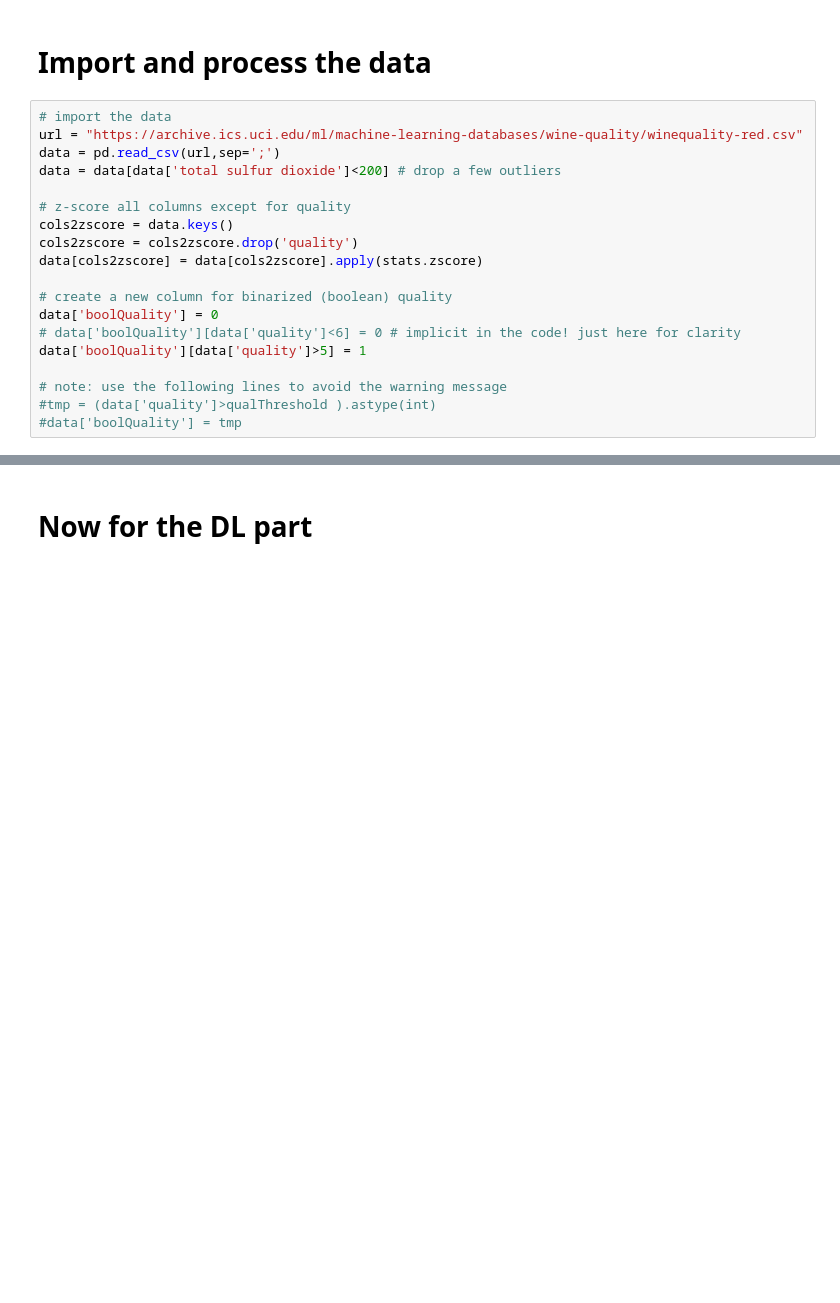
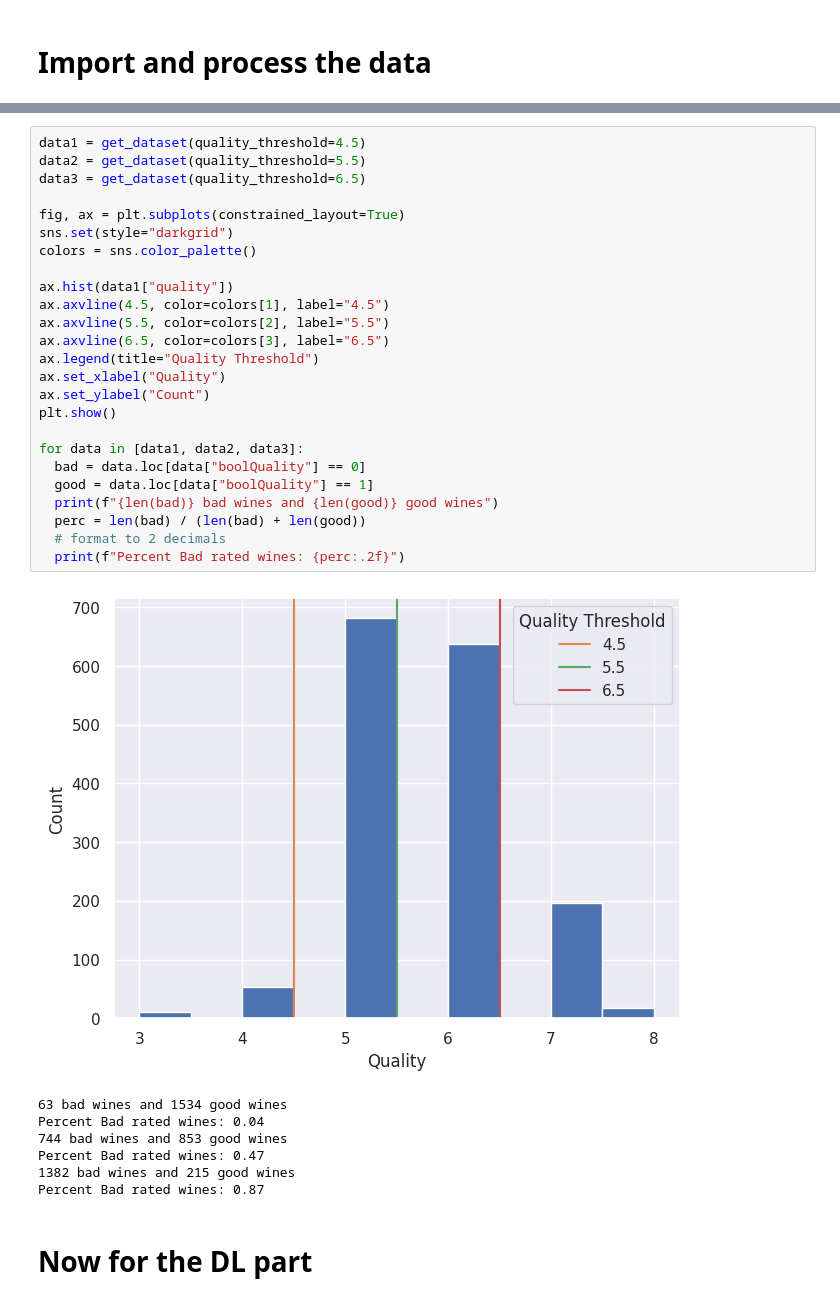
Before and after one commit to scott-huberty/DeepUnderstandingOfDeepLearning, a Jupyter notebook: metaparams/DUDL_data_CodeChallengeUbalanced_Scott.ipynb, the cells around one changed output, grey strips where cells are left out. Saved outputs shown, nothing was run; the diff lists cells and outputs as text; blank space fills up the shorter version.

```diff
--- a/metaparams/DUDL_data_CodeChallengeUbalanced_Scott.ipynb
+++ b/metaparams/DUDL_data_CodeChallengeUbalanced_Scott.ipynb
@@ -28,22 +28,3 @@ import matplotlib.pyplot as plt
 import seaborn as sns
 # %% [markdown]
 # Import and process the data
-# %%
-# import the data
-url = "https://archive.ics.uci.edu/ml/machine-learning-databases/wine-quality/winequality-red.csv"
-data = pd.read_csv(url,sep=';')
-data = data[data['total sulfur dioxide']<200] # drop a few outliers
-
-# z-score all columns except for quality
-cols2zscore = data.keys()
-cols2zscore = cols2zscore.drop('quality')
-data[cols2zscore] = data[cols2zscore].apply(stats.zscore)
-
-# create a new column for binarized (boolean) quality
-data['boolQuality'] = 0
-# data['boolQuality'][data['quality']<6] = 0 # implicit in the code! just here for clarity
-data['boolQuality'][data['quality']>5] = 1
-
-# note: use the following lines to avoid the warning message
-#tmp = (data['quality']>qualThreshold ).astype(int)
-#data['boolQuality'] = tmp
@@ -166,3 +70,36 @@ test_loader  = DataLoader(test_data,batch_size=test_data.tensors[0].shape[0])
+# %%
+data1 = get_dataset(quality_threshold=4.5)
+data2 = get_dataset(quality_threshold=5.5)
+data3 = get_dataset(quality_threshold=6.5)
+
+fig, ax = plt.subplots(constrained_layout=True)
+sns.set(style="darkgrid")
+colors = sns.color_palette()
+
+ax.hist(data1["quality"])
+ax.axvline(4.5, color=colors[1], label="4.5")
+ax.axvline(5.5, color=colors[2], label="5.5")
+ax.axvline(6.5, color=colors[3], label="6.5")
+ax.legend(title="Quality Threshold")
+ax.set_xlabel("Quality")
+ax.set_ylabel("Count")
+plt.show()
+
+for data in [data1, data2, data3]:
+  bad = data.loc[data["boolQuality"] == 0]
+  good = data.loc[data["boolQuality"] == 1]
+  print(f"{len(bad)} bad wines and {len(good)} good wines")
+  perc = len(bad) / (len(bad) + len(good))
+  # format to 2 decimals
+  print(f"Percent Bad rated wines: {perc:.2f}")
+# %% [output]
+[figure, added]
+63 bad wines and 1534 good wines
+Percent Bad rated wines: 0.04
+744 bad wines and 853 good wines
+Percent Bad rated wines: 0.47
+1382 bad wines and 215 good wines
+Percent Bad rated wines: 0.87
 # %% [markdown]
 # Now for the DL part
 # %%
```
Also changed, not shown: parts of 18 cells of this notebook.
